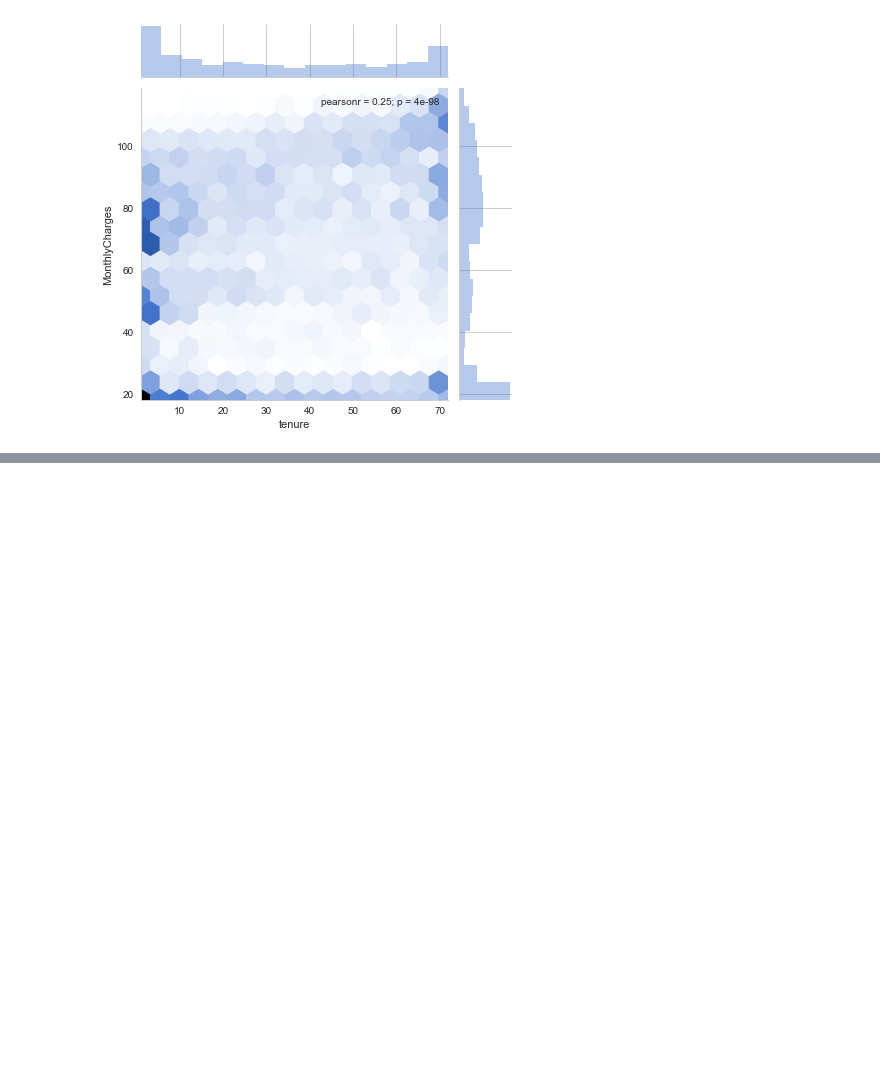
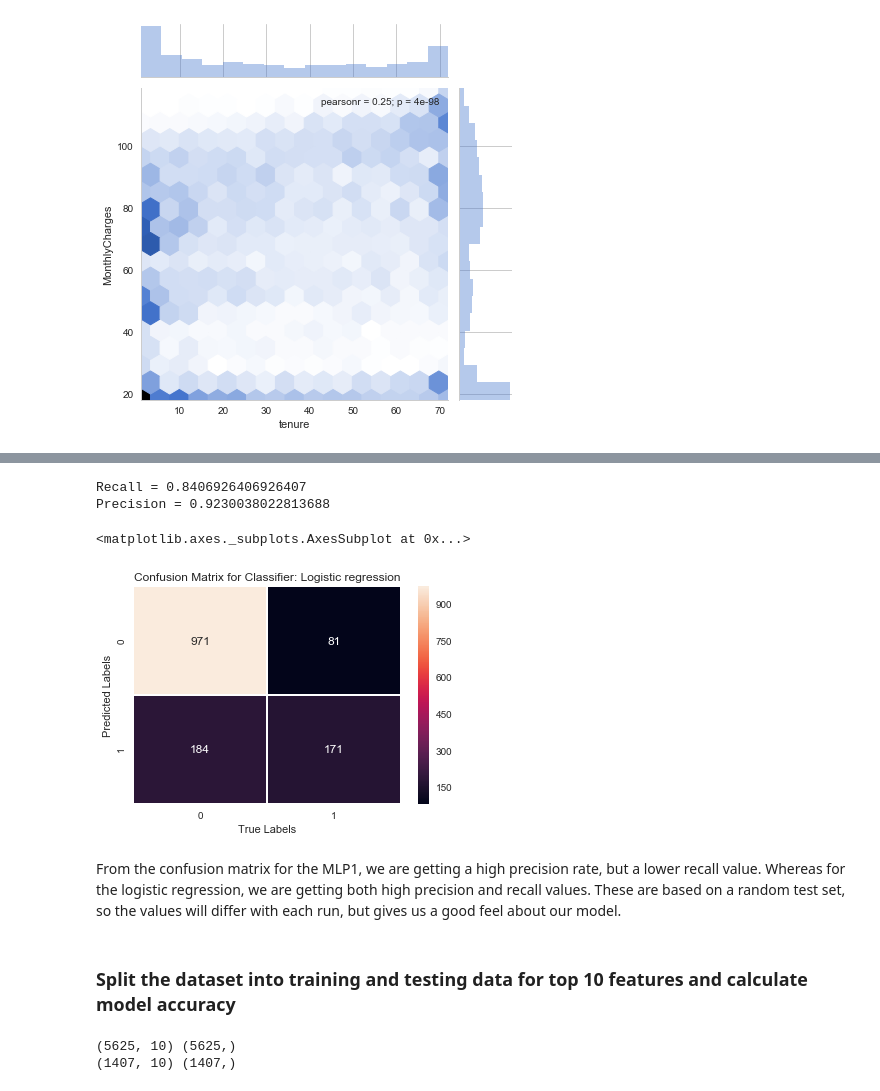
Before and after one commit to pratikshrivastava/MachineLearningProjects, a Jupyter notebook: ChurnPredictionForTelco.ipynb, the cells around one changed output, grey strips where cells are left out. Drawn from its saved outputs; the diff is of its cells as text; code cells hidden in the pictures; blank space fills up the shorter version.

```diff
--- a/ChurnPredictionForTelco.ipynb
+++ b/ChurnPredictionForTelco.ipynb
@@ -605,0 +572,22 @@ X_new = SelectKBest(chi2, k=2).fit_transform(X, y)
+# %%
+plotConfMatrix(confMatrix['lr'], 'Logistic regression')
+# %% [output]
+Recall = 0.8406926406926407
+Precision = 0.9230038022813688
+<matplotlib.axes._subplots.AxesSubplot at 0x...>
+[figure, added]
+# %% [markdown]
+From the confusion matrix for the MLP1, we are getting a high precision rate, but a lower recall value.
+Whereas for the logistic regression, we are getting both high precision and recall values.
+These are based on a random test set, so the values will differ with each run, but gives us a good feel about our model.
+# %% [markdown]
+###  Split the dataset into training and testing data for top 10 features and calculate model accuracy
+# %%
+## This is the step 1 so we will use the xNew df
+
+X_train, X_test, y_train, y_test = train_test_split(xNorm[xTop10Feat], y, test_size=0.20, random_state=101)
+print(X_train.shape, y_train.shape)
+print(X_test.shape, y_test.shape)
+# %% [output]
+(5625, 10) (5625,)
+(1407, 10) (1407,)
```
Also changed, not shown: parts of 73 cells of this notebook.
